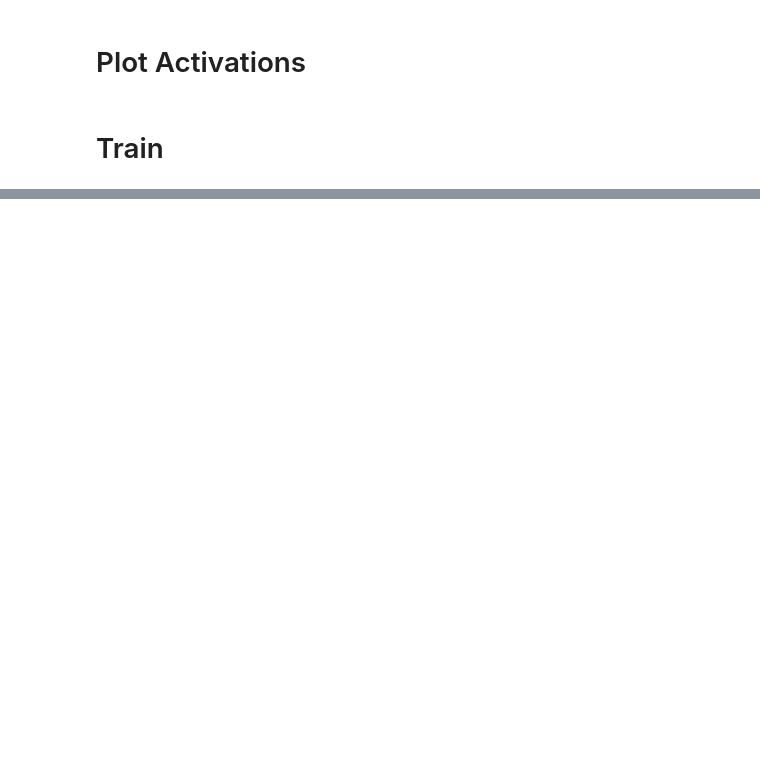
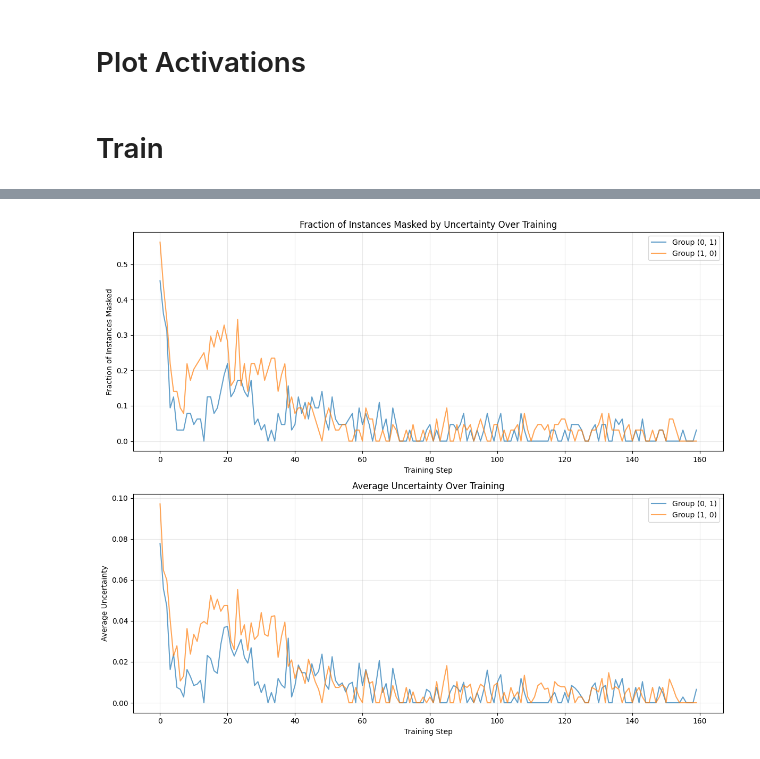
Before and after one commit to oliveradk/diverse-gen, a Jupyter notebook: spur_corr_exp_uncertain.ipynb, the cells around one changed output, grey strips where cells are left out. Saved outputs shown, nothing was run; the diff lists cells and outputs as text; code cells hidden in the pictures; blank space fills up the shorter version.

```diff
--- a/spur_corr_exp_uncertain.ipynb
+++ b/spur_corr_exp_uncertain.ipynb
@@ -902,0 +1093,42 @@ finally:
+# %%
+# Plot uncertainty metrics from logger
+if conf.loss_type == LossType.TOPK and conf.mc_dropout:
+    fig, (ax1, ax2) = plt.subplots(2, 1, figsize=(12, 10))
+
+    # Get all groups
+    frac_keys = [k for k in logger.metrics.keys() if k.startswith("train_target_uncertainty_") and k.endswith("_frac")]
+    mean_keys = [k for k in logger.metrics.keys() if k.startswith("train_target_uncertainty_") and not k.endswith("_frac")]
+    group_labels = [k.replace("train_target_uncertainty_", "").replace("_frac", "") for k in frac_keys]
+
+    # Plot fraction masked over time
+    for key, label in zip(frac_keys, group_labels):
+        fractions = logger.metrics[key]
+        steps = range(len(fractions))
+        ax1.plot(steps, fractions, label=f"Group {label}", alpha=0.7)
+
+    ax1.set_xlabel("Training Step")
+    ax1.set_ylabel("Fraction of Instances Masked")
+    ax1.set_title("Fraction of Instances Masked by Uncertainty Over Training")
+    ax1.legend()
+    ax1.grid(True, alpha=0.3)
+
+    # Plot average uncertainty over time
+    for key, label in zip(mean_keys, group_labels):
+        means = logger.metrics[key]
+        steps = range(len(means))
+        ax2.plot(steps, means, label=f"Group {label}", alpha=0.7)
+
+    ax2.set_xlabel("Training Step")
+    ax2.set_ylabel("Average Uncertainty")
+    ax2.set_title("Average Uncertainty Over Training")
+    ax2.legend()
+    ax2.grid(True, alpha=0.3)
+
+    plt.tight_layout()
+
+    # # Save plots
+    # plt.savefig(f"{exp_dir}/uncertainty_metrics_over_time.png")
+    # plt.savefig(f"{exp_dir}/uncertainty_metrics_over_time.svg")
+    # plt.close()
+# %% [output]
+[figure, added]
```
Also changed, not shown: parts of 15 cells of this notebook, 2 other files.
